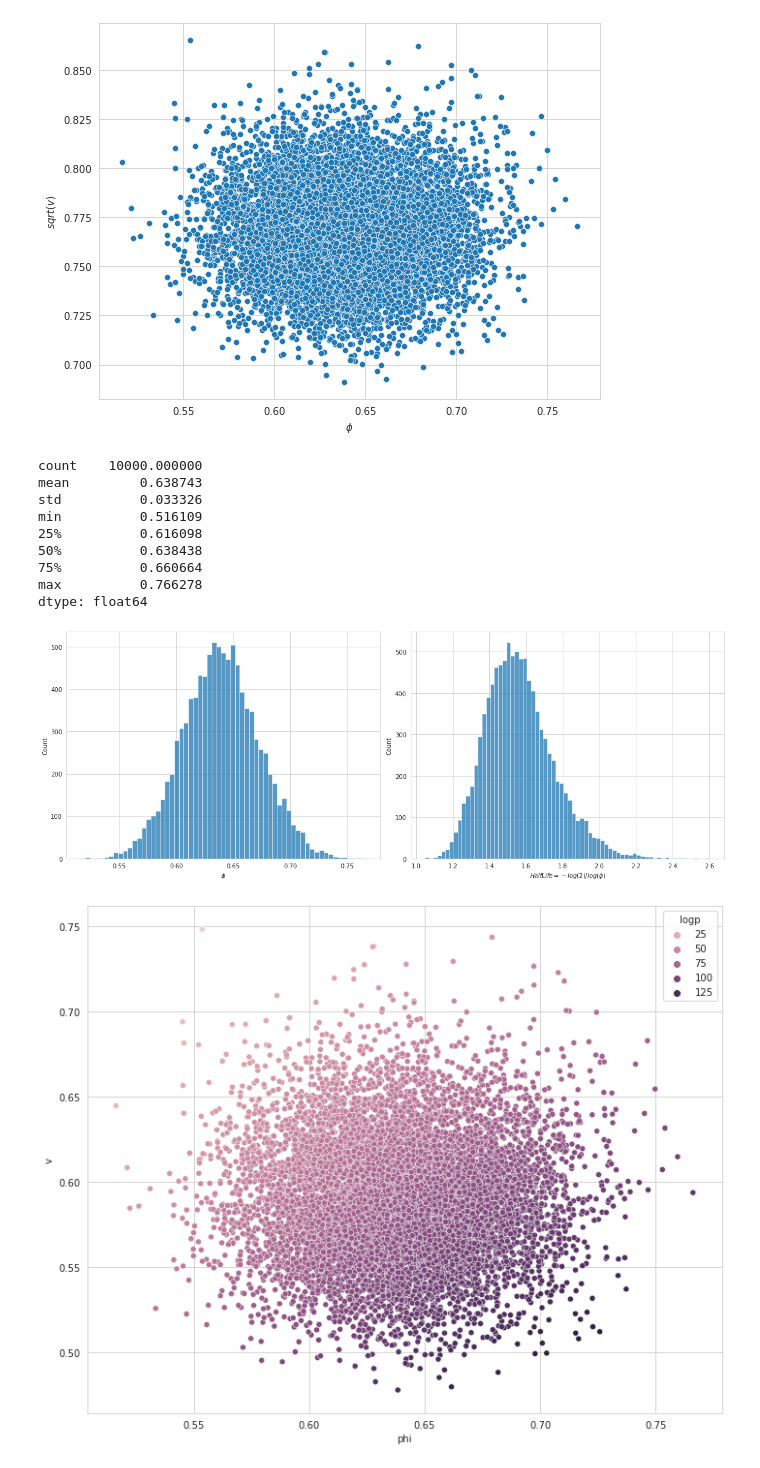
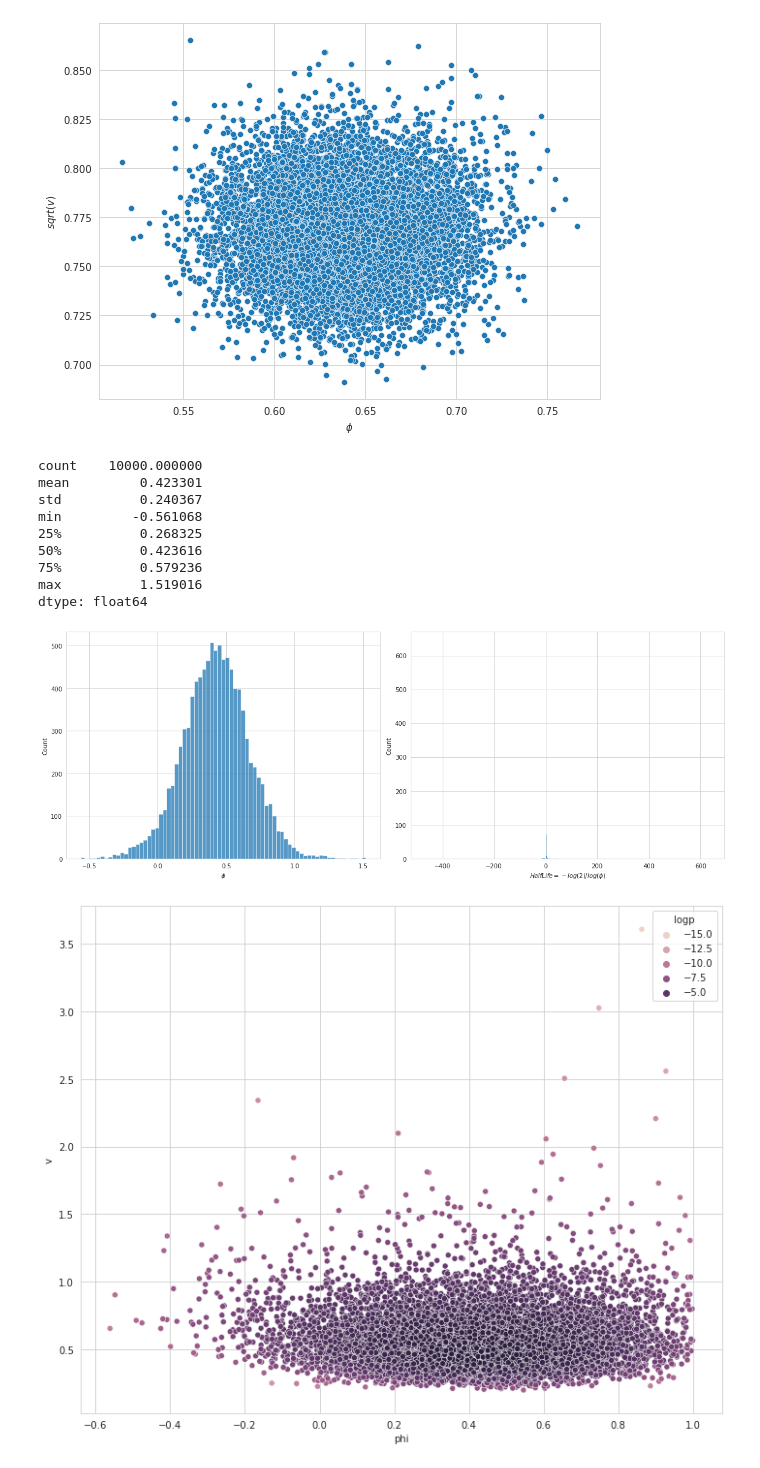
Before and after one commit to WHITSNAK/sta831-sp23, a Jupyter notebook: ch3/AR(1) Full Conditional.ipynb, the cells around one changed output. Saved outputs shown, nothing was run; the diff lists cells and outputs as text; code cells hidden in the pictures.

```diff
--- a/ch3/AR(1) Full Conditional.ipynb
+++ b/ch3/AR(1) Full Conditional.ipynb
@@ -24,11 +26,9 @@ soi.plot(figsize=(15, 5))
 # %%
 # find the conditional AR(1) parameters
 ar1 = AR(lags=1)
-ar1.fit(soi)
-
-simulator = AR1(ar1.coeff_[0], var=ar1.var_)
-simulator.simulate(x0=0, length=500).plot(figsize=(15, 5))
+ar1.fit(soi.iloc[60:80].values)
 
 v_sample = ar1.sample_innovation_var(10000)
 b_sample = ar1.sample_coeff(v_sample)
-logps = ar1.logp(b_sample, v_sample)
+logps = ar1.log_likelihood(b_sample, v_sample)
+logps = pd.DataFrame(logps, columns=['logp','logg', 'iw'])
@@ -58,22 +58,22 @@ fig.show()
 print(pd.Series(b_sample.ravel()).describe())
 # %% [output]
 count    10000.000000
-mean         0.638743
-std          0.033326
-min          0.516109
-25%          0.616098
-50%          0.638438
-75%          0.660664
-max          0.766278
+mean         0.423301
+std          0.240367
+min         -0.561068
+25%          0.268325
+50%          0.423616
+75%          0.579236
+max          1.519016
 dtype: float64
-[figure, old version]
+[figure, new version]
 # %%
 fig, ax = plt.subplots(figsize=(10, 8))
 sns.scatterplot(
-    data=pd.DataFrame(np.c_[b_sample[:,0], v_sample, logps], columns=['phi','v','logp']),
+    data=pd.DataFrame(np.c_[b_sample[:,0], v_sample, logps.logp], columns=['phi','v','logp']),
     x='phi', y='v', hue='logp', ax=ax
 )
 fig.tight_layout()
 fig.show()
 # %% [output]
-[figure, old version]
+[figure, new version]
```
Also changed, not shown: parts of 10 cells of this notebook, 1 other file.
